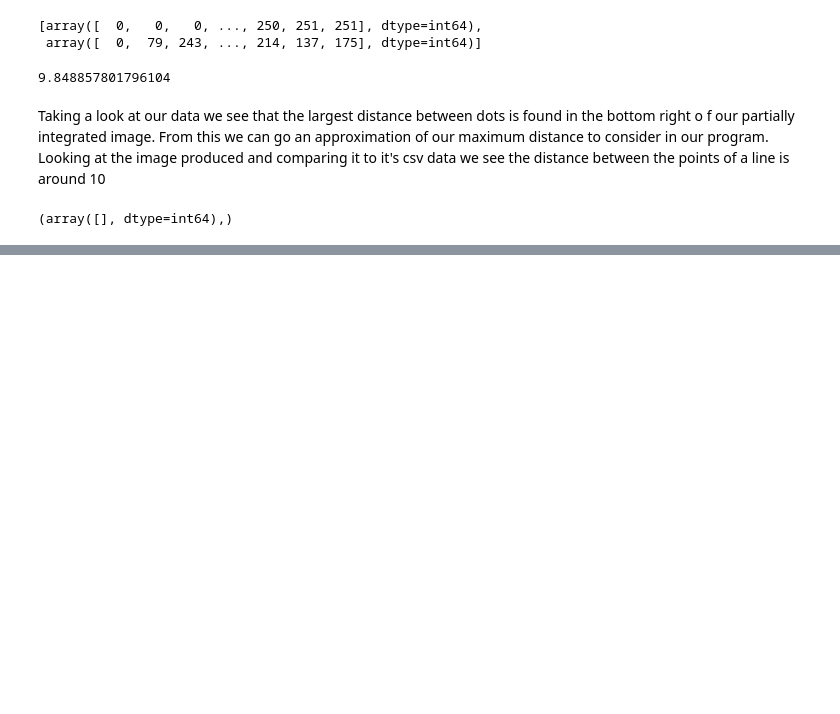
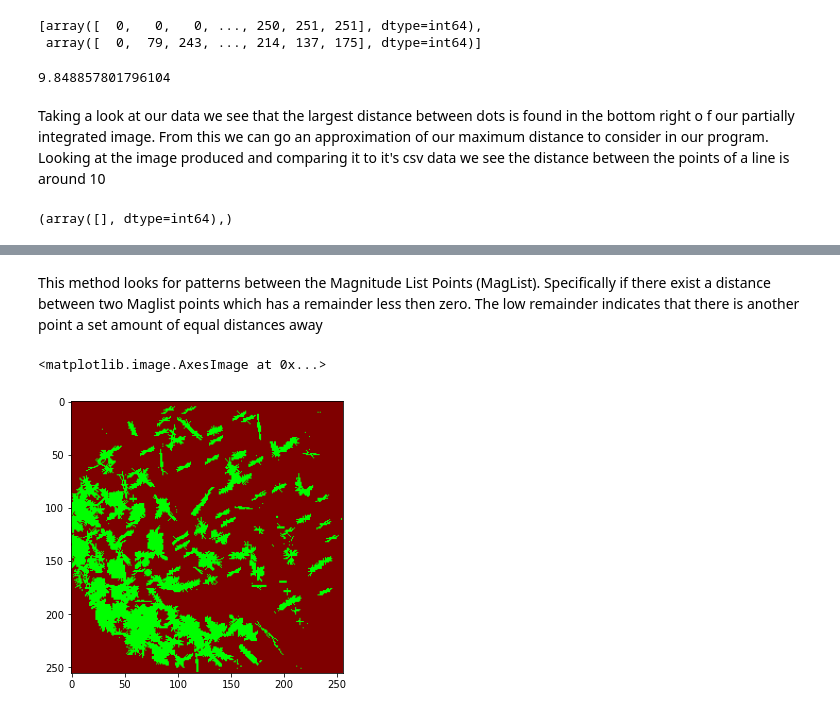
Before and after one commit to AstroStew/ESS5010-Assignment3, a Jupyter notebook: ESS5010Assignment3 Outline.ipynb, the cells around one changed output, grey strips where cells are left out. Saved outputs shown, nothing was run; the diff lists cells and outputs as text; code cells hidden in the pictures; blank space fills up the shorter version.

```diff
--- a/ESS5010Assignment3 Outline.ipynb
+++ b/ESS5010Assignment3 Outline.ipynb
@@ -836,0 +727,80 @@ import collections
+# %% [markdown]
+This method looks for patterns between the Magnitude List Points (MagList). Specifically if there exist a distance between two Maglist points which has a remainder less then zero. The low remainder indicates that there is another point a set amount of equal distances away
+# %%
+DistanceFiltering=cv.imread('mean_partial_img_data.png')
+
+Distance_Deviation=0.001;
+
+Maglist=[]
+binarymat=np.zeros(np.shape(mean_partial_img_data));
+for row in range(0,np.shape(mean_partial_img_data)[0]):
+    for column in range(0,np.shape(mean_partial_img_data)[0]):
+        if mean_partial_img_data[row][column] > np.mean(mean_partial_img_data):
+            #threshold value is the mean of the values
+
+            Maglist.append([row,column,mean_partial_img_data[row][column]])
+            binarymat[row][column]=1;
+            #Add to a list of values to search for
+            #Add to Master Object List
+
+
+for i in range(0,np.shape(Maglist)[0]):
+
+    #Calculate distances to other points
+    x_Distance_from_point=Maglist[i][0]-np.array(Maglist)[:,0]
+    y_Distance_from_point=Maglist[i][1]-np.array(Maglist)[:,1]
+
+    combined=[np.array(x_Distance_from_point),np.array(y_Distance_from_point)]
+    combined=np.delete(combined,np.where(combined[0]>4),axis=1)
+    combined=np.delete(combined,np.where(combined[0]<-4),axis=1)
+    combined=np.delete(combined,np.where(combined[1]>4),axis=1)
+    combined=np.delete(combined,np.where(combined[1]<-4),axis=1)
+    distance_magnitudes=np.linalg.norm((combined[0],combined[1]),axis=0)
+
+
+    x_Distance_from_point=combined[0]
+    y_Distance_from_point=combined[1]
+
+    #deletes distances above a limit
+
+    #We find the distances away from the particular point
+
+    #Iterate through the distances magntiudes
+
+
+    #lower_lim=distance_magnitudes-distance_magnitudes*Distance_Deviation
+    #Set limits for search criteria
+    #upper_lim=distance_magnitudes+distance_magnitudes*Distance_Deviation
+
+
+
+
+
+    for j in range(0,np.shape(distance_magnitudes)[0]):
+        if (np.count_nonzero((distance_magnitudes%distance_magnitudes[j])<0.1)>3 \
+            & np.count_nonzero((distance_magnitudes%distance_magnitudes[j])<0.1))<5 :
+            #If this is true than there is a repeating pattern with the distances in that direction.
+            #A line will have its second and third point twice and three times the distnace of the first
+            idx=np.where( ((distance_magnitudes%distance_magnitudes[j])<0.1) & (distance_magnitudes != distance_magnitudes[j]) )
+
+            for k in np.array(idx)[0]:
+        #if (np.count_nonzero((distance_magnitudes[j]>lower_lim) & (distance_magnitudes[j]<upper_lim)))>2:
+
+            #idx=np.where(min(distance_magnitudes,key=lambda x:abs(x-distance_magnitudes[j])))
+            #gets index of minimal difference between the distance magntude and the
+
+            #idx=np.where((distance_magnitudes[j]>lower_lim) & (distance_magnitudes[j]<upper_lim) )
+
+                cv.line(DistanceFiltering,(Maglist[i][1],Maglist[i][0]),(Maglist[i][1]+int(y_Distance_from_point[k]),Maglist[i][0]+int(x_Distance_from_point[k])),(0,255,0),1)
+
+
+
+
+
+
+plt.imshow(DistanceFiltering)
+
+            #if there are two points between the upper and lower limit. We will consider this a valid line
+# %% [output]
+<matplotlib.image.AxesImage at 0x...>
+[figure, added]
```
Also changed, not shown: parts of 139 cells of this notebook, 1 other file.
